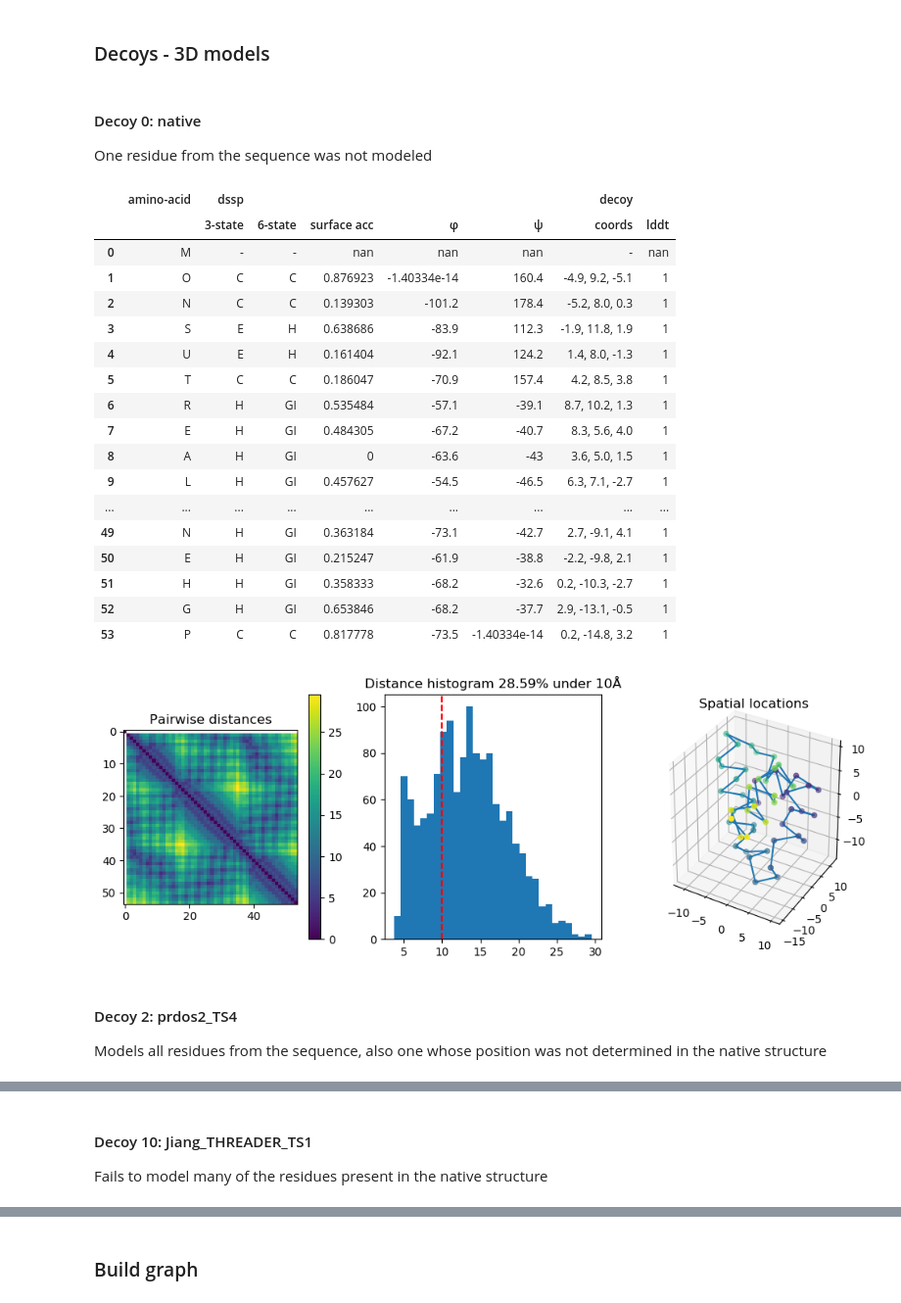
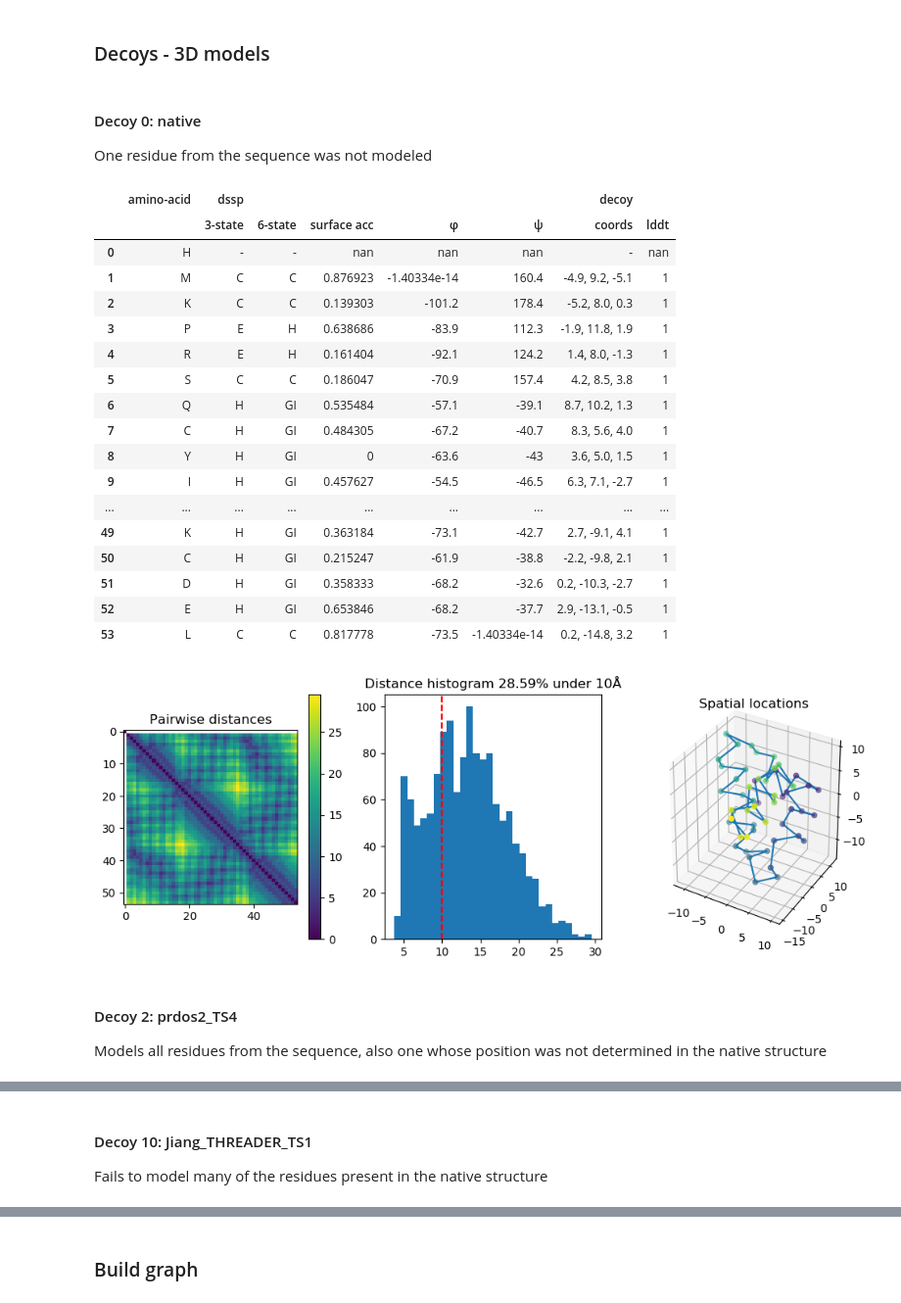
Before and after one commit to baldassarreFe/graphqa, a Jupyter notebook: notebooks/Dataset.ipynb, the cells around one changed output, grey strips where cells are left out. Shown at 98% size. Cells and saved outputs as stored; diff of their text form; code cells hidden in the pictures.

```diff
--- a/notebooks/Dataset.ipynb
+++ b/notebooks/Dataset.ipynb
@@ -17,7 +17,7 @@ import torchgraphs as tg
 
 from IPython.display import display, Markdown
 
-aminoacids = list('ACDEFGHIKLMNOPQRSTUVWY') + ['None']
+aminoacids = ['-', 'A', 'C', 'B', 'E', 'D', 'G', 'F', 'I', 'H', 'K', 'M', 'L', 'N', 'Q', 'P', 'S', 'R', 'T', 'W', 'V', 'Y']
 h5_file = tables.open_file('../data/CASP9.h5')
 # %% [markdown]
 ## All proteins
@@ -149,7 +149,7 @@ ax.imshow(protein.valid_dssp[:20], cmap='gray')
 ax.set_yticks(np.arange(20))
 ax.set_yticklabels([n.decode('utf-8') for n in protein.names[:20]])
 ax.set_xticks(np.arange(len(protein.seq[0])))
-ax.set_xticklabels([aminoacids[i] for i in np.argmax(protein.seq[0], axis=1)])
+ax.set_xticklabels([aminoacids[i - 1] for i in np.argmax(protein.seq[0], axis=1)])
 ax.set_title('Residues present in each model')
 
 ax = fig.add_subplot(gs[1, :-1], sharex=ax)
@@ -158,7 +158,7 @@ ax.imshow(np.ma.masked_where(protein.valid[:20], np.zeros_like(protein.lddt[:20]
 ax.set_yticks(np.arange(20))
 ax.set_yticklabels([n.decode('utf-8') for n in protein.names[:20]])
 ax.set_xticks(np.arange(len(protein.seq[0])))
-ax.set_xticklabels([aminoacids[i] for i in np.argmax(protein.seq[0], axis=1)])
+ax.set_xticklabels([aminoacids[i - 1] for i in np.argmax(protein.seq[0], axis=1)])
 ax.set_title('Logical Distance Difference Test (scores)')
 
 ax = fig.add_subplot(gs[1, -1])
@@ -235,7 +235,7 @@ for model_idx, comment in {
     display(Markdown(f'#### Decoy {model_idx}: {provider}\n{comment}'))
 
     df = pd.DataFrame({
-        'amino-acid': [aminoacids[i] for i in np.argmax(residues, axis=1)],
+        'amino-acid': [aminoacids[i - 1] for i in np.argmax(residues, axis=1)],
         '3-state': ['HEC'[s] if valid else '-' for s, valid in zip(np.argmax(dssp_features[:, :3], axis=1), structure_determined)],
         '6-state': ['GI,H,E,B,TS,C'.split(',')[s] if valid else '-' for s, valid in zip(np.argmax(dssp_features[:, 3:3+6], axis=1), structure_determined)],
         'surface acc': np.where(structure_determined, dssp_features[:, 9], np.nan),
@@ -256,49 +256,49 @@ for model_idx, comment in {
         .bar(subset=pd.IndexSlice[:, pd.IndexSlice['decoy', 'lddt']], color='green', vmin=0, vmax=1)
         .bar(subset=pd.IndexSlice[:, pd.IndexSlice['dssp', 'surface acc']], color='pink', vmin=0, vmax=1)
         .bar(subset=pd.IndexSlice[:, pd.IndexSlice['dssp', 'φ']], color=['turquoise', 'orange'], align='zero', vmin=-180, vmax=180)
         .bar(subset=pd.IndexSlice[:, pd.IndexSlice['dssp', 'ψ']], color=['turquoise', 'orange'], align='zero', vmin=-180, vmax=180)
     )
 
     fig = plt.figure(figsize=(12, 4))
     gs = plt.GridSpec(1, 3)
 
     ax = fig.add_subplot(gs[0])
     img = ax.imshow(scipy.spatial.distance.squareform(distances))
     ax.set_title('Pairwise distances')
     plt.colorbar(img, ax=ax)
 
     ax = fig.add_subplot(gs[1])
     ax.hist(distances[~np.isnan(distances)], bins=30);
     ax.axvline(10, color='red', linestyle='--')
     ax.set_title(f'Distance histogram {(distances[~np.isnan(distances)] < 10).sum() / np.count_nonzero(~np.isnan(distances)):.2%} under 10Å')
 
     ax = fig.add_subplot(gs[2], projection='3d')
     ax.plot(*coordinates.T);
     ax.scatter(*coordinates.T, c=np.linspace(0,1,len(coordinates)));
     ax.set_title('Spatial locations')
 
     display(fig)
 # %% [output]
 #### Decoy 0: native
 One residue from the sequence was not modeled
 |  | amino-acid | dssp |  |  |  |  | decoy |  |
 |  |  | 3-state | 6-state | surface acc | φ | ψ | coords | lddt |
-| 0 | M | - | - | nan | nan | nan | - | nan |
-| 1 | O | C | C | 0.876923 | -1.40334e-14 | 160.4 | -4.9, 9.2, -5.1 | 1 |
-| 2 | N | C | C | 0.139303 | -101.2 | 178.4 | -5.2, 8.0, 0.3 | 1 |
-| 3 | S | E | H | 0.638686 | -83.9 | 112.3 | -1.9, 11.8, 1.9 | 1 |
-| 4 | U | E | H | 0.161404 | -92.1 | 124.2 | 1.4, 8.0, -1.3 | 1 |
-| 5 | T | C | C | 0.186047 | -70.9 | 157.4 | 4.2, 8.5, 3.8 | 1 |
-| 6 | R | H | GI | 0.535484 | -57.1 | -39.1 | 8.7, 10.2, 1.3 | 1 |
-| 7 | E | H | GI | 0.484305 | -67.2 | -40.7 | 8.3, 5.6, 4.0 | 1 |
-| 8 | A | H | GI | 0 | -63.6 | -43 | 3.6, 5.0, 1.5 | 1 |
-| 9 | L | H | GI | 0.457627 | -54.5 | -46.5 | 6.3, 7.1, -2.7 | 1 |
+| 0 | H | - | - | nan | nan | nan | - | nan |
+| 1 | M | C | C | 0.876923 | -1.40334e-14 | 160.4 | -4.9, 9.2, -5.1 | 1 |
+| 2 | K | C | C | 0.139303 | -101.2 | 178.4 | -5.2, 8.0, 0.3 | 1 |
+| 3 | P | E | H | 0.638686 | -83.9 | 112.3 | -1.9, 11.8, 1.9 | 1 |
+| 4 | R | E | H | 0.161404 | -92.1 | 124.2 | 1.4, 8.0, -1.3 | 1 |
+| 5 | S | C | C | 0.186047 | -70.9 | 157.4 | 4.2, 8.5, 3.8 | 1 |
+| 6 | Q | H | GI | 0.535484 | -57.1 | -39.1 | 8.7, 10.2, 1.3 | 1 |
+| 7 | C | H | GI | 0.484305 | -67.2 | -40.7 | 8.3, 5.6, 4.0 | 1 |
+| 8 | Y | H | GI | 0 | -63.6 | -43 | 3.6, 5.0, 1.5 | 1 |
+| 9 | I | H | GI | 0.457627 | -54.5 | -46.5 | 6.3, 7.1, -2.7 | 1 |
 | ... | ... | ... | ... | ... | ... | ... | ... | ... |
-| 49 | N | H | GI | 0.363184 | -73.1 | -42.7 | 2.7, -9.1, 4.1 | 1 |
-| 50 | E | H | GI | 0.215247 | -61.9 | -38.8 | -2.2, -9.8, 2.1 | 1 |
-| 51 | H | H | GI | 0.358333 | -68.2 | -32.6 | 0.2, -10.3, -2.7 | 1 |
-| 52 | G | H | GI | 0.653846 | -68.2 | -37.7 | 2.9, -13.1, -0.5 | 1 |
-| 53 | P | C | C | 0.817778 | -73.5 | -1.40334e-14 | 0.2, -14.8, 3.2 | 1 |
+| 49 | K | H | GI | 0.363184 | -73.1 | -42.7 | 2.7, -9.1, 4.1 | 1 |
+| 50 | C | H | GI | 0.215247 | -61.9 | -38.8 | -2.2, -9.8, 2.1 | 1 |
+| 51 | D | H | GI | 0.358333 | -68.2 | -32.6 | 0.2, -10.3, -2.7 | 1 |
+| 52 | E | H | GI | 0.653846 | -68.2 | -37.7 | 2.9, -13.1, -0.5 | 1 |
+| 53 | L | C | C | 0.817778 | -73.5 | -1.40334e-14 | 0.2, -14.8, 3.2 | 1 |
 [figure]
 #### Decoy 2: prdos2_TS4
 Models all residues from the sequence, also one whose position was not determined in the native structure
```
Also changed, not shown: parts of 4 cells of this notebook.
